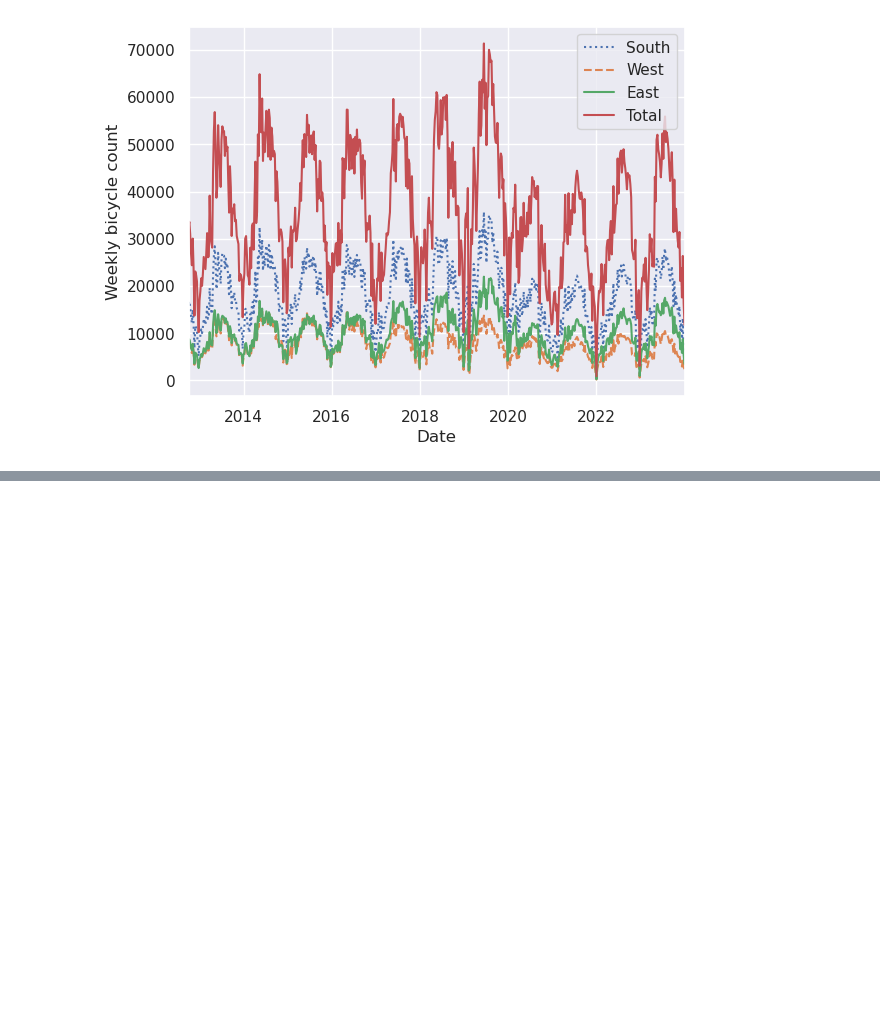
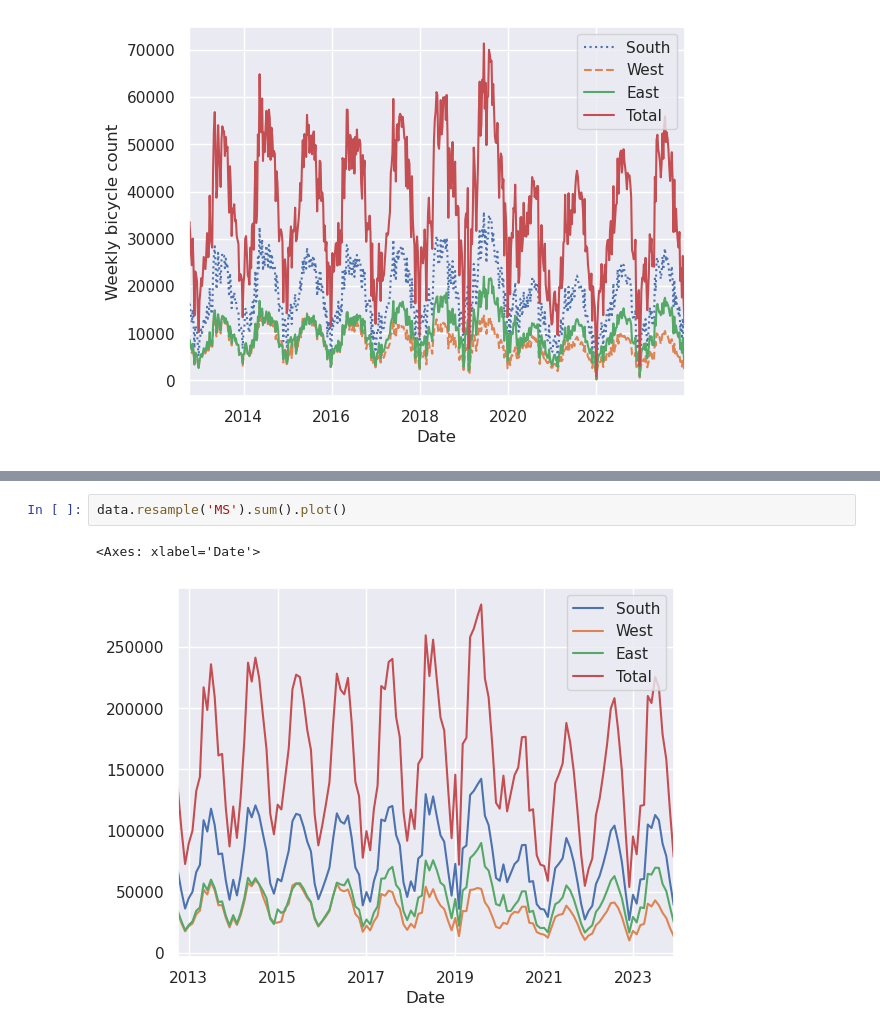
Before and after one commit to FRANKSADWAR/Regression_labs, a Jupyter notebook: Data Quest.ipynb, the cells around one changed output, grey strips where cells are left out. Drawn from its saved outputs; the diff is of its cells as text; blank space fills up the shorter version.

```diff
--- a/Data Quest.ipynb
+++ b/Data Quest.ipynb
@@ -495,0 +496,5 @@ Text(0, 0.5, 'Mean Hourly Count')
+# %%
+data.resample('MS').sum().plot()
+# %% [output]
+<Axes: xlabel='Date'>
+[figure, added]
```
Also changed, not shown: parts of 3 cells of this notebook.
